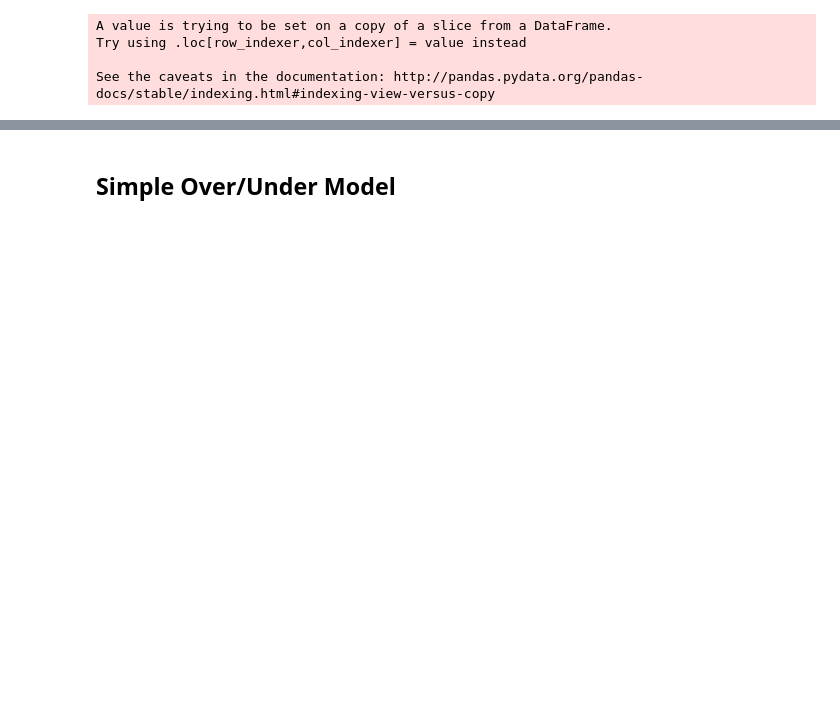
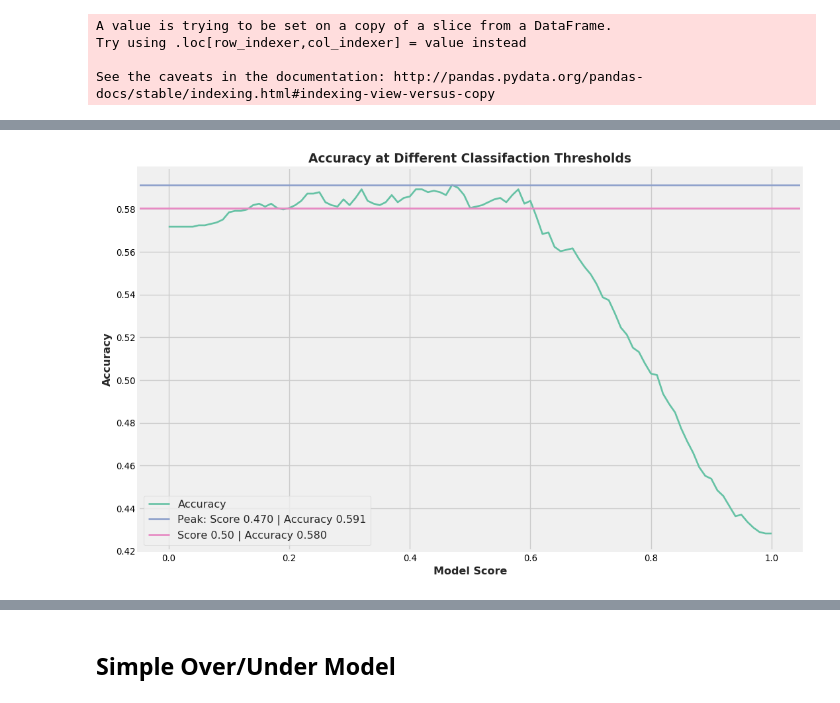
Before and after one commit to joshplotkin/modeling-football-outcomes-2019, a Jupyter notebook: public04_train_score_evaluate_scaffold.ipynb, the cells around one changed output, grey strips where cells are left out. Cells and saved outputs as stored; diff of their text form; code cells hidden in the pictures; blank space fills up the shorter version.

```diff
--- a/public04_train_score_evaluate_scaffold.ipynb
+++ b/public04_train_score_evaluate_scaffold.ipynb
@@ -453,0 +435,29 @@ See the caveats in the documentation: http://pandas.pydata.org/pandas-docs/stabl
+# %%
+acc_df = pd.DataFrame\
+           .from_dict(acc_curve, orient='index')\
+           .sort_index()\
+           .rename(columns={0:'Accuracy'})
+acc_df.index.name = 'Model Score'
+
+peak = acc_df.loc[acc_df.idxmax()]
+peak_score = peak.index[0]
+peak_acc = peak.iloc[0,0]
+x0_50_acc = acc_df.loc[0.50, 'Accuracy']
+
+_ = acc_df.plot(
+    kind='line', title='Accuracy at Different Classifaction Thresholds'
+)
+_ = plt.axhline(
+    y=peak_acc, xmin=0, xmax=1,
+    label='Peak: Score {:.3f} | Accuracy {:.3f}'.format(peak_score, peak_acc),
+    linewidth=2, color=colors[2]
+)
+_ = plt.axhline(
+    y=acc_df.loc[0.50, 'Accuracy'], xmin=0, xmax=1,
+    label='Score 0.50 | Accuracy {:.3f}'.format(x0_50_acc),
+    linewidth=2, color=colors[3]
+)
+_ = plt.legend()
+_ = plt.ylabel('Accuracy')
+# %% [output]
+[figure, added]
```
Also changed, not shown: parts of 22 cells of this notebook.
